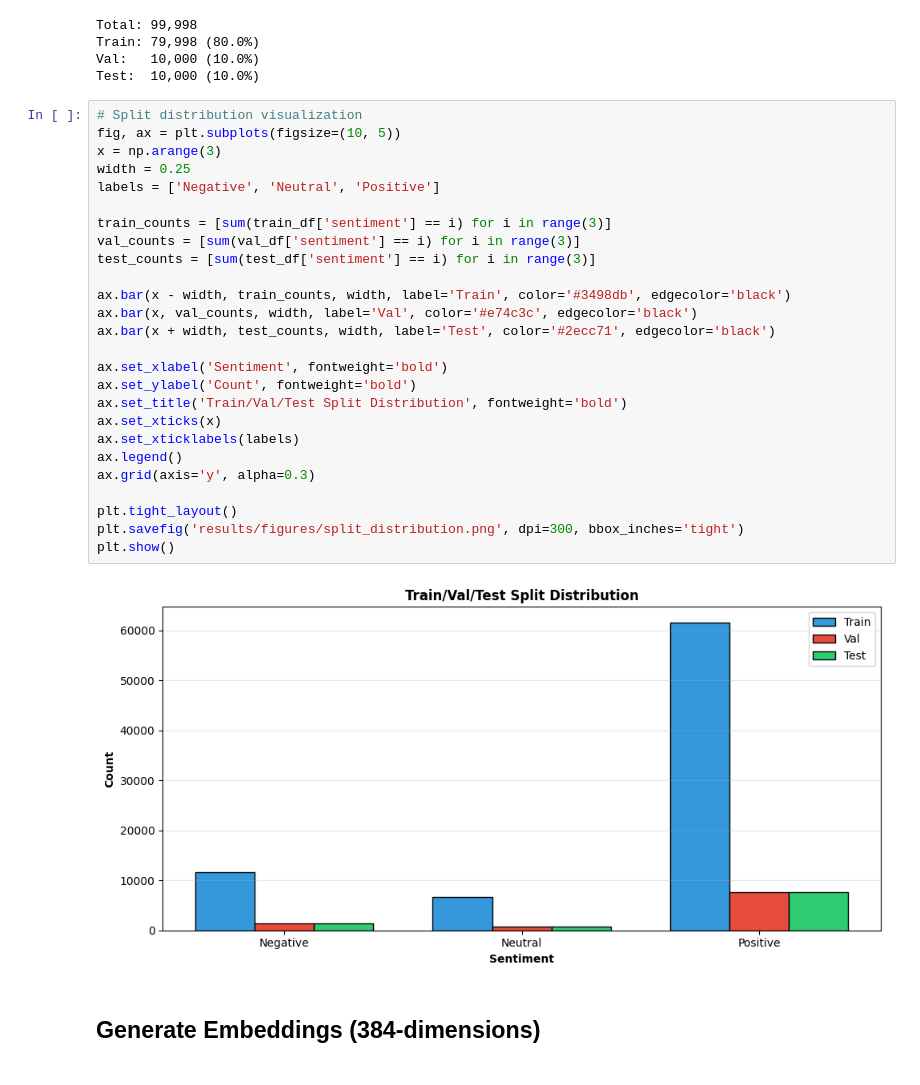
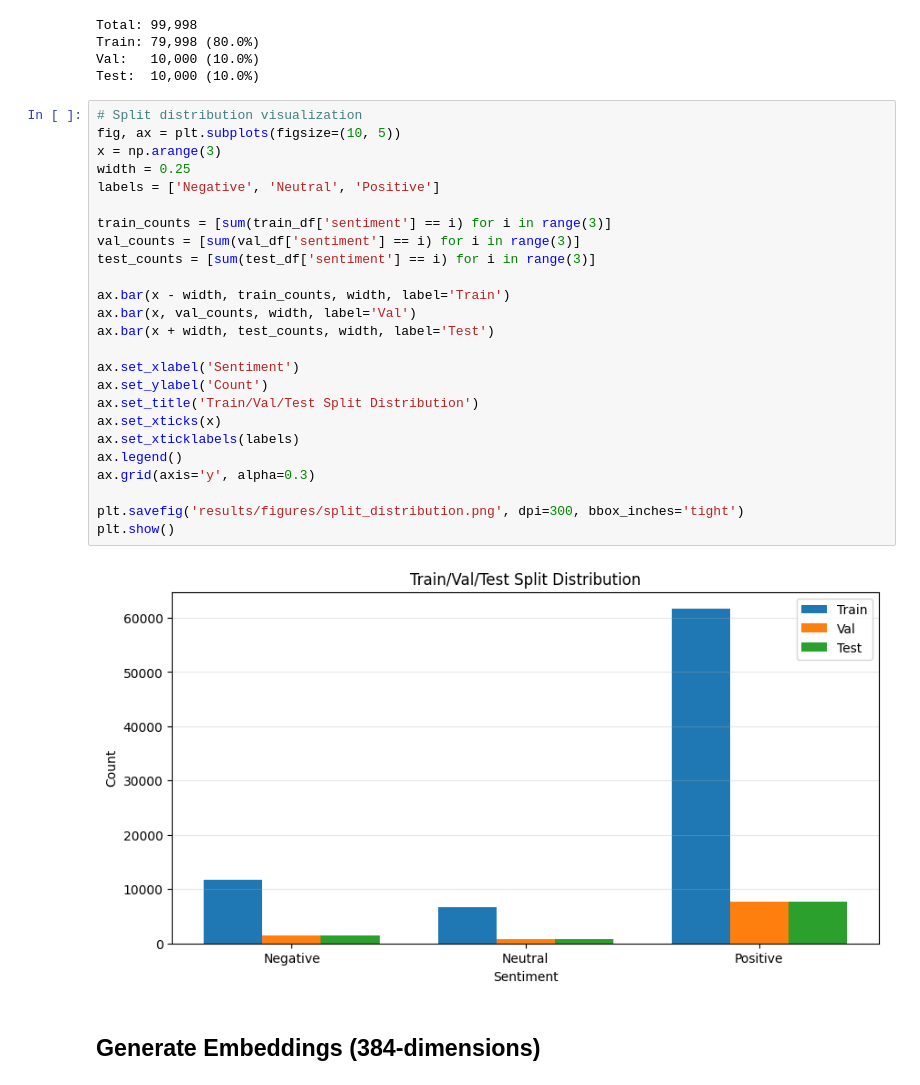
Before and after one commit to 13eth-a/stat362-fa25-final-gaming-sentiment-analysis, a Jupyter notebook: notebooks/01_data_prep.ipynb, the cells around one changed output. Drawn from its saved outputs; the diff is of its cells as text.

```diff
--- a/notebooks/01_data_prep.ipynb
+++ b/notebooks/01_data_prep.ipynb
@@ -259,31 +236,30 @@ Test:  10,000 (10.0%)
 # %%
 # Split distribution visualization
 fig, ax = plt.subplots(figsize=(10, 5))
 x = np.arange(3)
 width = 0.25
 labels = ['Negative', 'Neutral', 'Positive']
 
 train_counts = [sum(train_df['sentiment'] == i) for i in range(3)]
 val_counts = [sum(val_df['sentiment'] == i) for i in range(3)]
 test_counts = [sum(test_df['sentiment'] == i) for i in range(3)]
 
-ax.bar(x - width, train_counts, width, label='Train', color='#3498db', edgecolor='black')
-ax.bar(x, val_counts, width, label='Val', color='#e74c3c', edgecolor='black')
-ax.bar(x + width, test_counts, width, label='Test', color='#2ecc71', edgecolor='black')
+ax.bar(x - width, train_counts, width, label='Train')
+ax.bar(x, val_counts, width, label='Val')
+ax.bar(x + width, test_counts, width, label='Test')
 
-ax.set_xlabel('Sentiment', fontweight='bold')
-ax.set_ylabel('Count', fontweight='bold')
-ax.set_title('Train/Val/Test Split Distribution', fontweight='bold')
+ax.set_xlabel('Sentiment')
+ax.set_ylabel('Count')
+ax.set_title('Train/Val/Test Split Distribution')
 ax.set_xticks(x)
 ax.set_xticklabels(labels)
 ax.legend()
 ax.grid(axis='y', alpha=0.3)
 
-plt.tight_layout()
 plt.savefig('results/figures/split_distribution.png', dpi=300, bbox_inches='tight')
 plt.show()
 # %% [output]
-[figure, old version]
+[figure, new version]
 # %% [markdown]
 ## Generate Embeddings (384-dimensions)
 # %%
```
Also changed, not shown: parts of 9 cells of this notebook, 11 other files.
